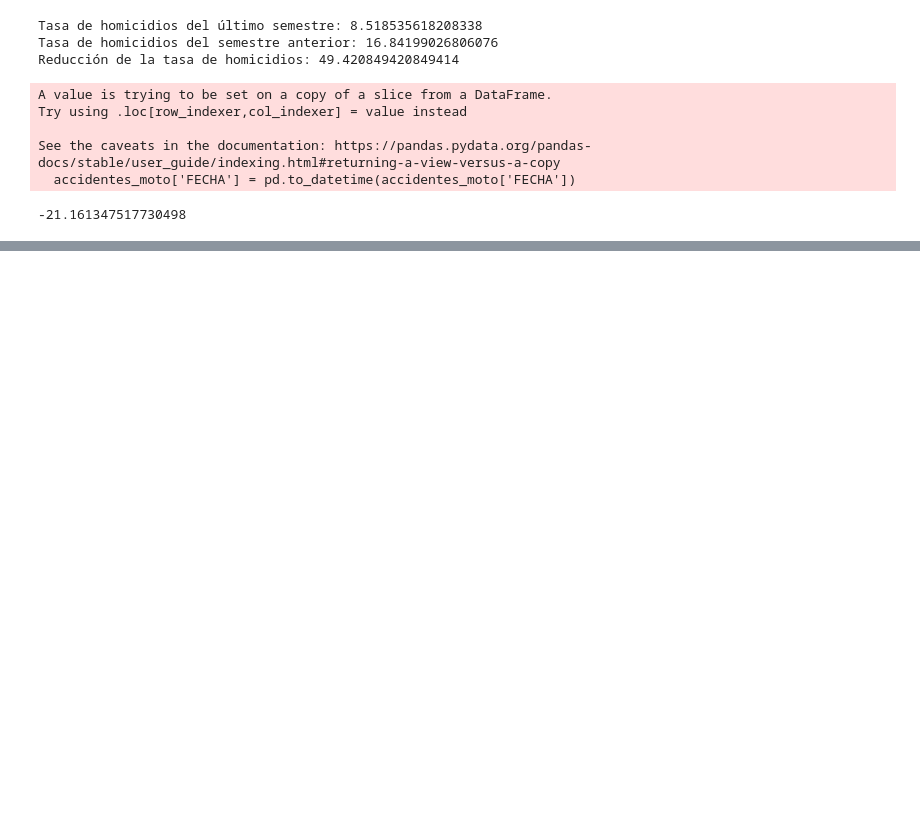
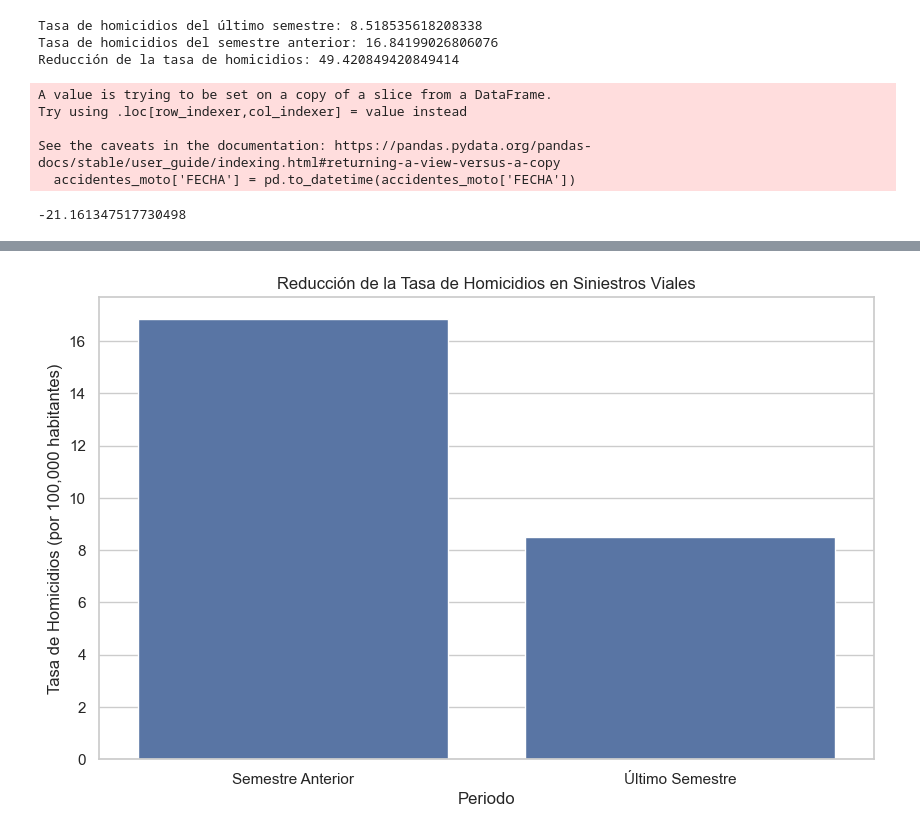
Before and after one commit to LuisCerelli/Siniestros_Viales, a Jupyter notebook: kpi.ipynb, the cells around one changed output, grey strips where cells are left out. Saved outputs shown, nothing was run; the diff lists cells and outputs as text; code cells hidden in the pictures; blank space fills up the shorter version.

Commit message:
Actualizacion MySQL e imagen

```diff
--- a/kpi.ipynb
+++ b/kpi.ipynb
@@ -136,44 +136,19 @@ ZeroDivisionError: division by zero
 # %%
-
-
-
-# Paso 4: Graficar los KPIs
-# Utiliza matplotlib o seaborn para crear las gráficas necesarias:
-# python
-# Copiar código
+# 4: Graficar los KPIs
 import matplotlib.pyplot as plt
 import seaborn as sns
 
 # Configurar el estilo de los gráficos
 sns.set(style="whitegrid")
 
 # Graficar KPI 1
 plt.figure(figsize=(10, 6))
 kpi1_data = {'Periodo': ['Semestre Anterior', 'Último Semestre'],
              'Tasa de Homicidios': [tasa_homicidios_semestre_anterior, tasa_homicidios_ultimo_semestre]}
 df_kpi1 = pd.DataFrame(kpi1_data)
 sns.barplot(x='Periodo', y='Tasa de Homicidios', data=df_kpi1)
 plt.title('Reducción de la Tasa de Homicidios en Siniestros Viales')
 plt.ylabel('Tasa de Homicidios (por 100,000 habitantes)')
 plt.show()
-
-# Graficar KPI 2
-plt.figure(figsize=(10, 6))
-kpi2_data = {'Periodo': ['Año Anterior', 'Último Año'],
-             'Accidentes Mortales de Motociclistas': [num_accidentes_moto_ano_anterior, num_accidentes_moto_ultimo_ano]}
-df_kpi2 = pd.DataFrame(kpi2_data)
-sns.barplot(x='Periodo', y='Accidentes Mortales de Motociclistas', data=df_kpi2)
-plt.title('Reducción de Accidentes Mortales de Motociclistas')
-plt.ylabel('Número de Accidentes')
-plt.show()
-
-# Graficar KPI 3
-plt.figure(figsize=(10, 6))
-kpi3_data = {'Periodo': ['Año Anterior', 'Último Año'],
-             'Accidentes en Comuna 1': [num_accidentes_area_especifica_ano_anterior, num_accidentes_area_especifica_ultimo_ano]}
-df_kpi3 = pd.DataFrame(kpi3_data)
-sns.barplot(x='Periodo', y='Accidentes en Comuna 1', data=df_kpi3)
-plt.title('Reducción de Accidentes en Comuna 1')
-plt.ylabel('Número de Accidentes')
-plt.show()
-Este código realiza un análisis exploratorio de datos (EDA) y crea gráficas para los KPIs mencionados. Los gráficos ayudan a visualizar la reducción en las tasas de homicidios en siniestros viales y los accidentes mortales de motociclistas, así como el tercer KPI propuesto. Puedes ajustar y personalizar las gráficas según tus necesidades y preferencias.
+# %% [output]
+[figure, added]
```
Also changed, not shown: parts of 5 cells of this notebook, 4 other files.
